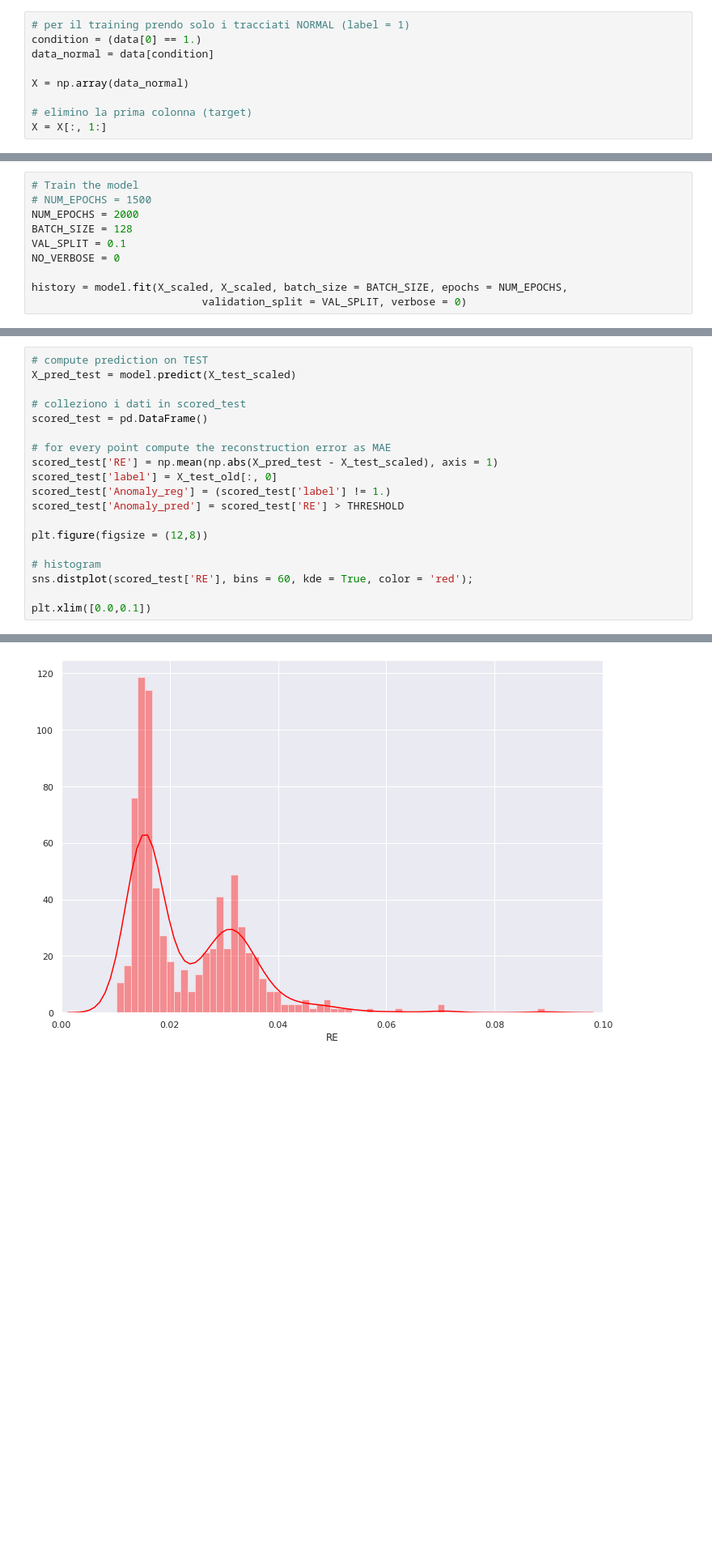
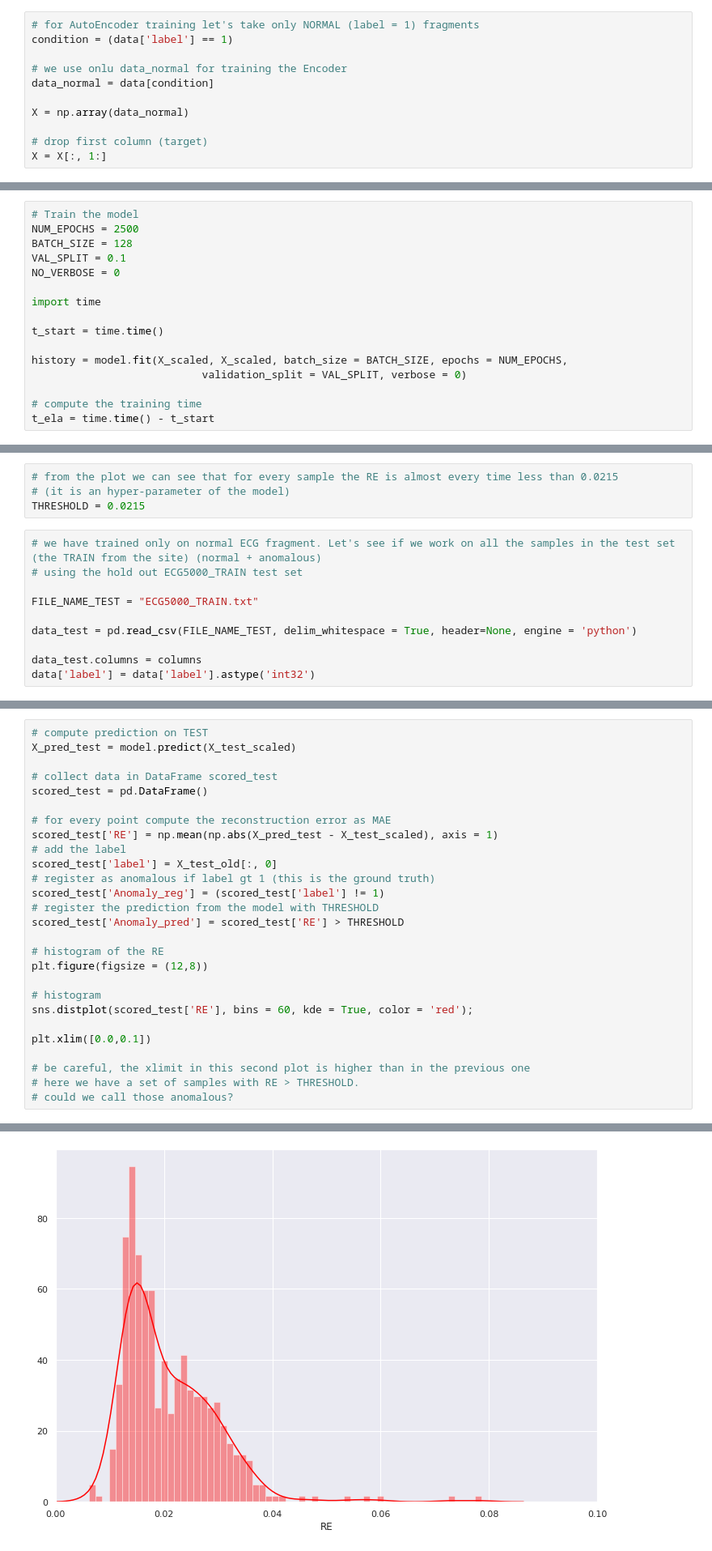
Before and after one commit to luigisaetta/anomalydetection, a Jupyter notebook: ECG5000.ipynb, the cells around one changed output, grey strips where cells are left out. Shown: that part at 81% size. Saved outputs shown, nothing was run; the diff lists cells and outputs as text; blank space fills up the shorter version.

Commit message:
modified on DataScience

```diff
--- a/ECG5000.ipynb
+++ b/ECG5000.ipynb
@@ -80,9 +166,11 @@ Name: 1, dtype: int64
 # %%
-# per il training prendo solo i tracciati NORMAL (label = 1)
-condition = (data[0] == 1.)
+# for AutoEncoder training let's take only NORMAL (label = 1) fragments
+condition = (data['label'] == 1)
+
+# we use onlu data_normal for training the Encoder
 data_normal = data[condition]
 
 X = np.array(data_normal)
 
-# elimino la prima colonna (target)
+# drop first column (target)
 X = X[:, 1:]
@@ -155,11 +259,17 @@ Non-trainable params: 0
 _________________________________________________________________
 # %%
 # Train the model
-# NUM_EPOCHS = 1500
-NUM_EPOCHS = 2000
+NUM_EPOCHS = 2500
 BATCH_SIZE = 128
 VAL_SPLIT = 0.1
 NO_VERBOSE = 0
 
+import time
+
+t_start = time.time()
+
 history = model.fit(X_scaled, X_scaled, batch_size = BATCH_SIZE, epochs = NUM_EPOCHS,
                            validation_split = VAL_SPLIT, verbose = 0)
+
+# compute the training time
+t_ela = time.time() - t_start
@@ -207,3 +320,17 @@ data_test = pd.read_csv(FILE_NAME_TEST, delim_whitespace = True, header=None, en
+# %%
+# from the plot we can see that for every sample the RE is almost every time less than 0.0215
+# (it is an hyper-parameter of the model)
+THRESHOLD = 0.0215
+# %%
+# we have trained only on normal ECG fragment. Let's see if we work on all the samples in the test set (the TRAIN from the site) (normal + anomalous)
+# using the hold out ECG5000_TRAIN test set
+
+FILE_NAME_TEST = "ECG5000_TRAIN.txt"
+
+data_test = pd.read_csv(FILE_NAME_TEST, delim_whitespace = True, header=None, engine = 'python')
+
+data_test.columns = columns
+data['label'] = data['label'].astype('int32')
 # %%
 X_test_old = np.array(data_test)
 X_test = np.array(data_test)
@@ -218,22 +343,30 @@ X_test_scaled = scale_ecg(X_test)
 # %%
 # compute prediction on TEST
 X_pred_test = model.predict(X_test_scaled)
 
-# colleziono i dati in scored_test
+# collect data in DataFrame scored_test
 scored_test = pd.DataFrame()
 
 # for every point compute the reconstruction error as MAE
 scored_test['RE'] = np.mean(np.abs(X_pred_test - X_test_scaled), axis = 1)
+# add the label
 scored_test['label'] = X_test_old[:, 0]
-scored_test['Anomaly_reg'] = (scored_test['label'] != 1.)
+# register as anomalous if label gt 1 (this is the ground truth)
+scored_test['Anomaly_reg'] = (scored_test['label'] != 1)
+# register the prediction from the model with THRESHOLD
 scored_test['Anomaly_pred'] = scored_test['RE'] > THRESHOLD
 
+# histogram of the RE
 plt.figure(figsize = (12,8))
 
 # histogram
 sns.distplot(scored_test['RE'], bins = 60, kde = True, color = 'red');
 
 plt.xlim([0.0,0.1])
+
+# be careful, the xlimit in this second plot is higher than in the previous one
+# here we have a set of samples with RE > THRESHOLD.
+# could we call those anomalous?
 # %% [output]
 (0.0, 0.1)
-[figure, old version]
+[figure, new version]
```
Also changed, not shown: parts of 47 cells of this notebook.
